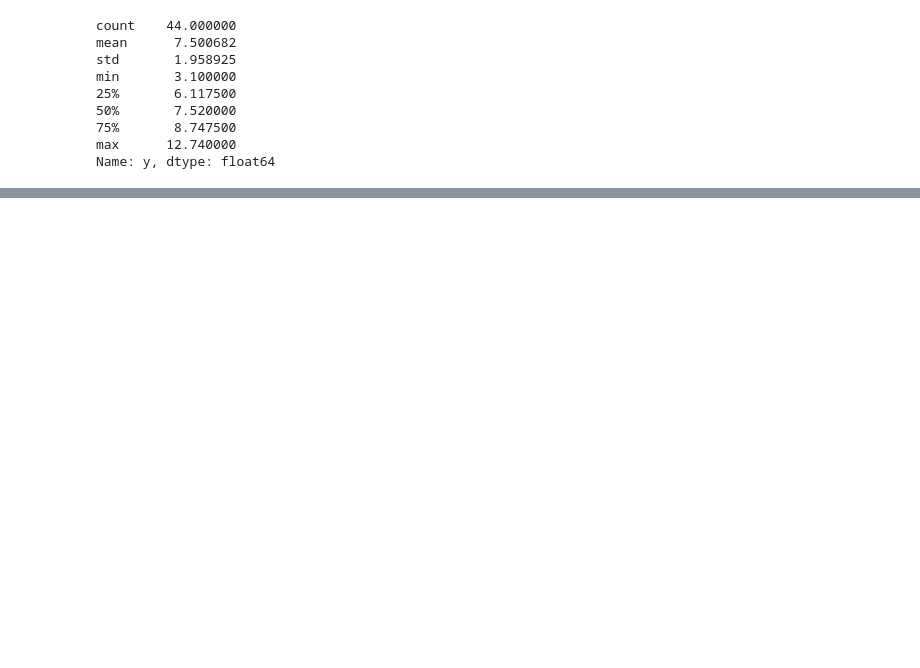
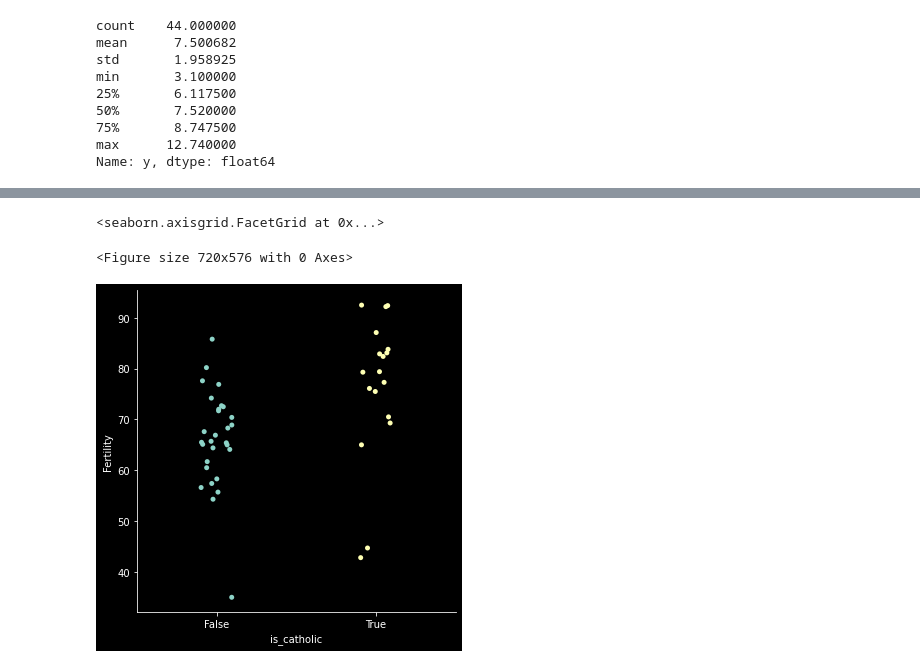
Before and after one commit to Ken-Alviola/numpy-pandas-visualization-exercises, a Jupyter notebook: seaborn_exercises.ipynb, the cells around one changed output, grey strips where cells are left out. Saved outputs shown, nothing was run; the diff lists cells and outputs as text; code cells hidden in the pictures; blank space fills up the shorter version.

```diff
--- a/seaborn_exercises.ipynb
+++ b/seaborn_exercises.ipynb
@@ -89,0 +140,4 @@ Name: y, dtype: float64
+# %%
+#3. Load the swiss dataset and read it's documentation. Create visualizations to answer the following questions:
+swiss = data('swiss')
+data('swiss',show_doc=True)
@@ -90,5 +162,5 @@ Name: y, dtype: float64
 # %%
-#3. Load the swiss dataset and read it's documentation. Create visualizations to answer the following questions:
-
 # - Create an attribute named is_catholic that holds a boolean value of whether or not the province is Catholic.
 # (Choose a cutoff point for what constitutes catholic)
+swiss['is_catholic'] = swiss.Catholic >= 50.0
+swiss.head()
@@ -95,2 +174,8 @@ Name: y, dtype: float64
 # %%
 # - Does whether or not a province is Catholic influence fertility?
+#generally > 50% catholic means higher fertility
+sns.catplot(data = swiss, x='is_catholic',y='Fertility')
+# %% [output]
+<seaborn.axisgrid.FacetGrid at 0x...>
+<Figure size 720x576 with 0 Axes>
+[figure, added]
```
Also changed, not shown: parts of 18 cells of this notebook, 1 other file.
